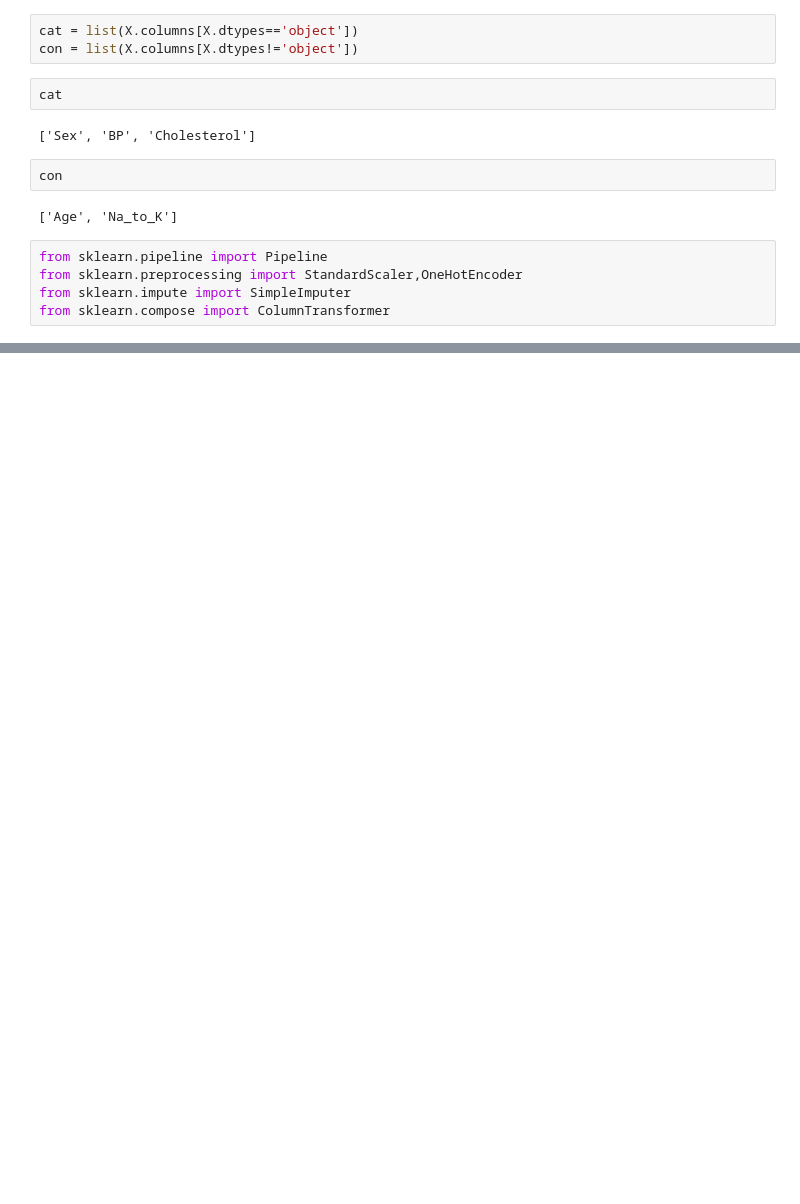
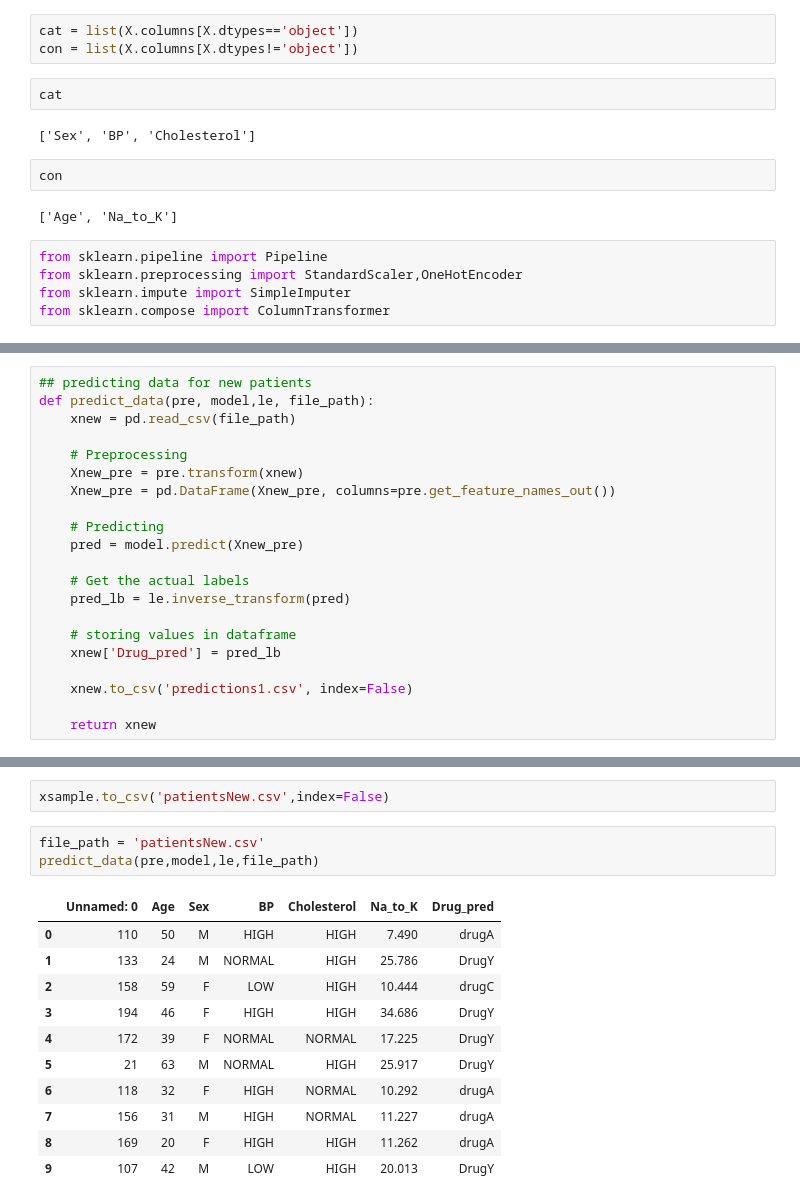
Before and after one commit to dpksomvanshi/Code-Repository, a Jupyter notebook: Ensamble Random Forest/RandomForestClassifier.ipynb, the cells around one changed output, grey strips where cells are left out. Cells and saved outputs as stored; diff of their text form; blank space fills up the shorter version.

```diff
--- a/Ensamble Random Forest/RandomForestClassifier.ipynb
+++ b/Ensamble Random Forest/RandomForestClassifier.ipynb
@@ -122,0 +337,21 @@ ValueError: too many values to unpack (expected 2)
+# %%
+## predicting data for new patients
+def predict_data(pre, model,le, file_path):
+    xnew = pd.read_csv(file_path)
+
+    # Preprocessing
+    Xnew_pre = pre.transform(xnew)
+    Xnew_pre = pd.DataFrame(Xnew_pre, columns=pre.get_feature_names_out())
+
+    # Predicting
+    pred = model.predict(Xnew_pre)
+
+    # Get the actual labels
+    pred_lb = le.inverse_transform(pred)
+
+    # storing values in dataframe
+    xnew['Drug_pred'] = pred_lb
+
+    xnew.to_csv('predictions1.csv', index=False)
+
+    return xnew
@@ -122,0 +396,17 @@ ValueError: too many values to unpack (expected 2)
+# %%
+xsample.to_csv('patientsNew.csv',index=False)
+# %%
+file_path = 'patientsNew.csv'
+predict_data(pre,model,le,file_path)
+# %% [output]
+|  | Unnamed: 0 | Age | Sex | BP | Cholesterol | Na_to_K | Drug_pred |
+| 0 | 110 | 50 | M | HIGH | HIGH | 7.490 | drugA |
+| 1 | 133 | 24 | M | NORMAL | HIGH | 25.786 | DrugY |
+| 2 | 158 | 59 | F | LOW | HIGH | 10.444 | drugC |
+| 3 | 194 | 46 | F | HIGH | HIGH | 34.686 | DrugY |
+| 4 | 172 | 39 | F | NORMAL | NORMAL | 17.225 | DrugY |
+| 5 | 21 | 63 | M | NORMAL | HIGH | 25.917 | DrugY |
+| 6 | 118 | 32 | F | HIGH | NORMAL | 10.292 | drugA |
+| 7 | 156 | 31 | M | HIGH | NORMAL | 11.227 | drugA |
+| 8 | 169 | 20 | F | HIGH | HIGH | 11.262 | drugA |
+| 9 | 107 | 42 | M | LOW | HIGH | 20.013 | DrugY |
```
Also changed, not shown: parts of 34 cells of this notebook, 2 other files.
